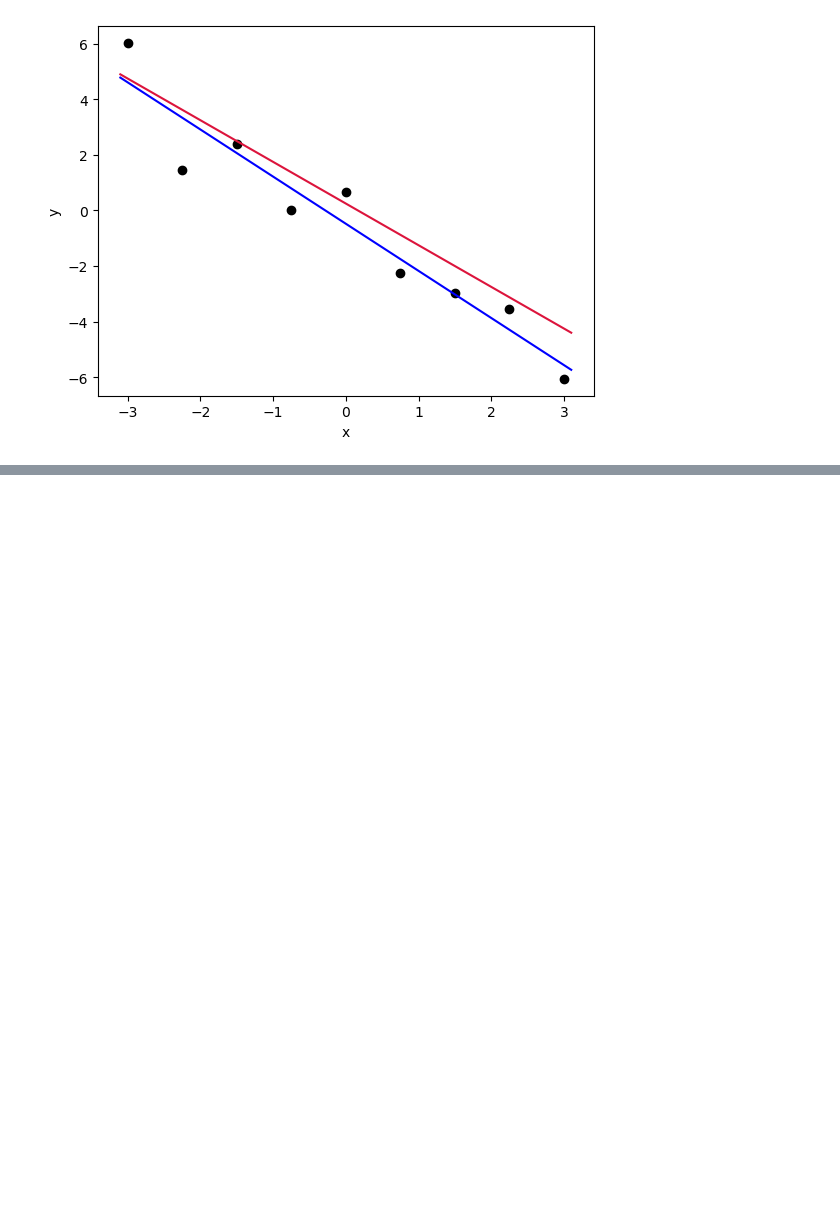
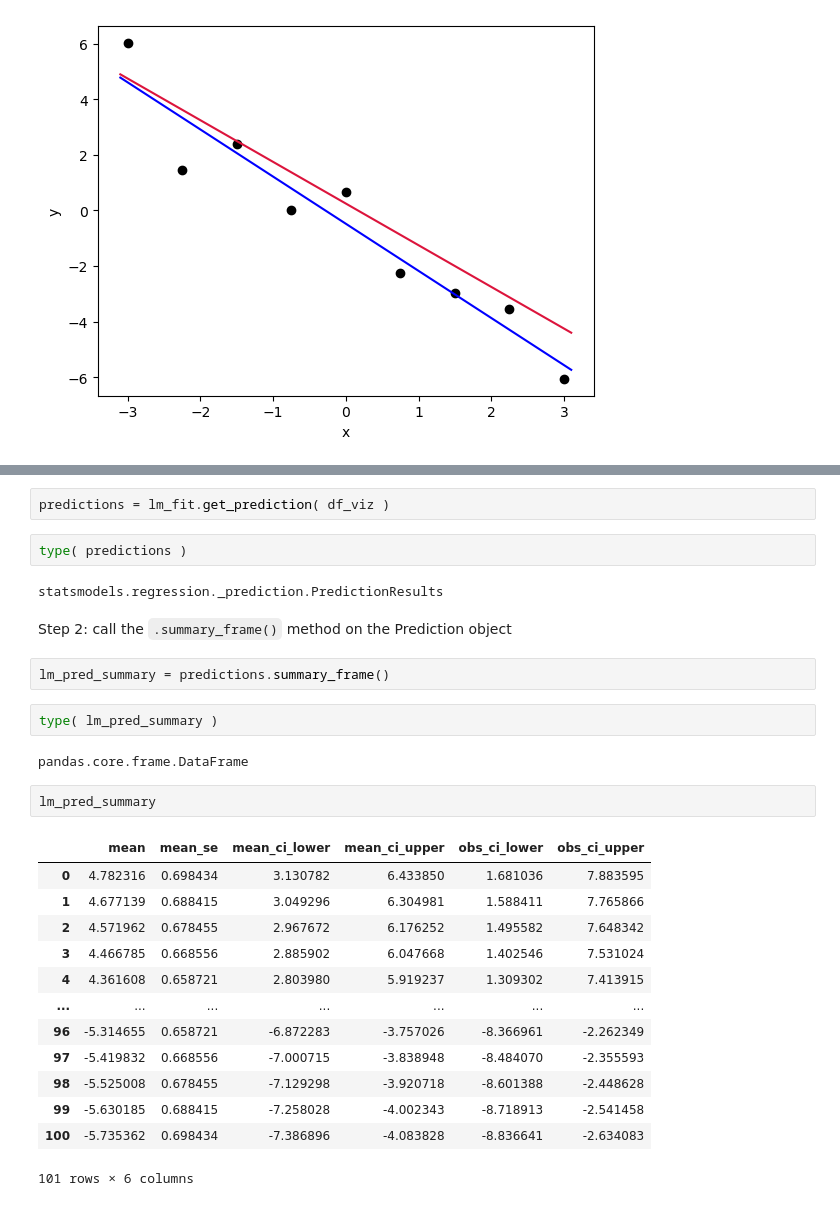
Before and after one commit to johnskpaulxqe/data-science, a Jupyter notebook: courses/CMPINF2100/publish/compinf2100_project/week_10/week_10_lm_predictions_linear.ipynb, the cells around one changed output, grey strips where cells are left out. Cells and saved outputs as stored; diff of their text form; blank space fills up the shorter version.

```diff
--- a/courses/CMPINF2100/publish/compinf2100_project/week_10/week_10_lm_predictions_linear.ipynb
+++ b/courses/CMPINF2100/publish/compinf2100_project/week_10/week_10_lm_predictions_linear.ipynb
@@ -209,0 +216,30 @@ We must always represent the UNCERTAINTY on the TREND given the fitted data!!!
+# %%
+predictions = lm_fit.get_prediction( df_viz )
+# %%
+type( predictions )
+# %% [output]
+statsmodels.regression._prediction.PredictionResults
+# %% [markdown]
+Step 2: call the `.summary_frame()` method on the Prediction object
+# %%
+lm_pred_summary = predictions.summary_frame()
+# %%
+type( lm_pred_summary )
+# %% [output]
+pandas.core.frame.DataFrame
+# %%
+lm_pred_summary
+# %% [output]
+|  | mean | mean_se | mean_ci_lower | mean_ci_upper | obs_ci_lower | obs_ci_upper |
+| 0 | 4.782316 | 0.698434 | 3.130782 | 6.433850 | 1.681036 | 7.883595 |
+| 1 | 4.677139 | 0.688415 | 3.049296 | 6.304981 | 1.588411 | 7.765866 |
+| 2 | 4.571962 | 0.678455 | 2.967672 | 6.176252 | 1.495582 | 7.648342 |
+| 3 | 4.466785 | 0.668556 | 2.885902 | 6.047668 | 1.402546 | 7.531024 |
+| 4 | 4.361608 | 0.658721 | 2.803980 | 5.919237 | 1.309302 | 7.413915 |
+| ... | ... | ... | ... | ... | ... | ... |
+| 96 | -5.314655 | 0.658721 | -6.872283 | -3.757026 | -8.366961 | -2.262349 |
+| 97 | -5.419832 | 0.668556 | -7.000715 | -3.838948 | -8.484070 | -2.355593 |
+| 98 | -5.525008 | 0.678455 | -7.129298 | -3.920718 | -8.601388 | -2.448628 |
+| 99 | -5.630185 | 0.688415 | -7.258028 | -4.002343 | -8.718913 | -2.541458 |
+| 100 | -5.735362 | 0.698434 | -7.386896 | -4.083828 | -8.836641 | -2.634083 |
+101 rows × 6 columns
```
Also changed, not shown: parts of 9 cells of this notebook, 1 other file.
